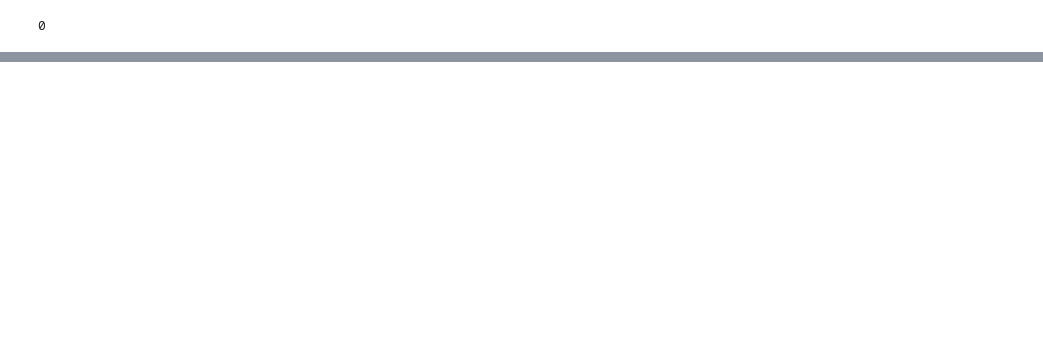
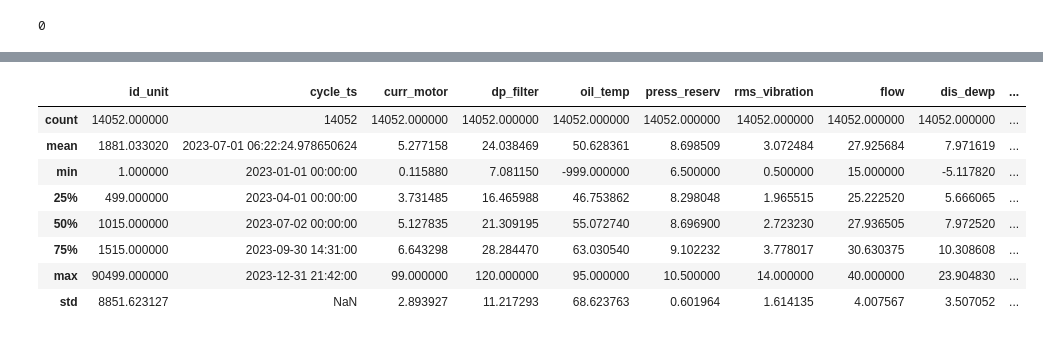
Before and after one commit to Walorean/Iau_project, a Jupyter notebook: test.ipynb, the cells around one changed output, grey strips where cells are left out. Cells and saved outputs as stored; diff of their text form; code cells hidden in the pictures; blank space fills up the shorter version.

```diff
--- a/test.ipynb
+++ b/test.ipynb
@@ -928,2 +1025,14 @@ data_3.head()
 # %%
 data_3.to_csv("./data/Ciste_data/data_3_clean.csv")
+# %%
+data_2.describe()
+# %% [output]
+|  | id_unit | cycle_ts | curr_motor | dp_filter | oil_temp | press_reserv | rms_vibration | flow | dis_dewp | ... |
+| count | 14052.000000 | 14052 | 14052.000000 | 14052.000000 | 14052.000000 | 14052.000000 | 14052.000000 | 14052.000000 | 14052.000000 | ... |
+| mean | 1881.033020 | 2023-07-01 06:22:24.978650624 | 5.277158 | 24.038469 | 50.628361 | 8.698509 | 3.072484 | 27.925684 | 7.971619 | ... |
+| min | 1.000000 | 2023-01-01 00:00:00 | 0.115880 | 7.081150 | -999.000000 | 6.500000 | 0.500000 | 15.000000 | -5.117820 | ... |
+| 25% | 499.000000 | 2023-04-01 00:00:00 | 3.731485 | 16.465988 | 46.753862 | 8.298048 | 1.965515 | 25.222520 | 5.666065 | ... |
+| 50% | 1015.000000 | 2023-07-02 00:00:00 | 5.127835 | 21.309195 | 55.072740 | 8.696900 | 2.723230 | 27.936505 | 7.972520 | ... |
+| 75% | 1515.000000 | 2023-09-30 14:31:00 | 6.643298 | 28.284470 | 63.030540 | 9.102232 | 3.778017 | 30.630375 | 10.308608 | ... |
+| max | 90499.000000 | 2023-12-31 21:42:00 | 99.000000 | 120.000000 | 95.000000 | 10.500000 | 14.000000 | 40.000000 | 23.904830 | ... |
+| std | 8851.623127 | NaN | 2.893927 | 11.217293 | 68.623763 | 0.601964 | 1.614135 | 4.007567 | 3.507052 | ... |
```
Also changed, not shown: parts of 55 cells of this notebook.
